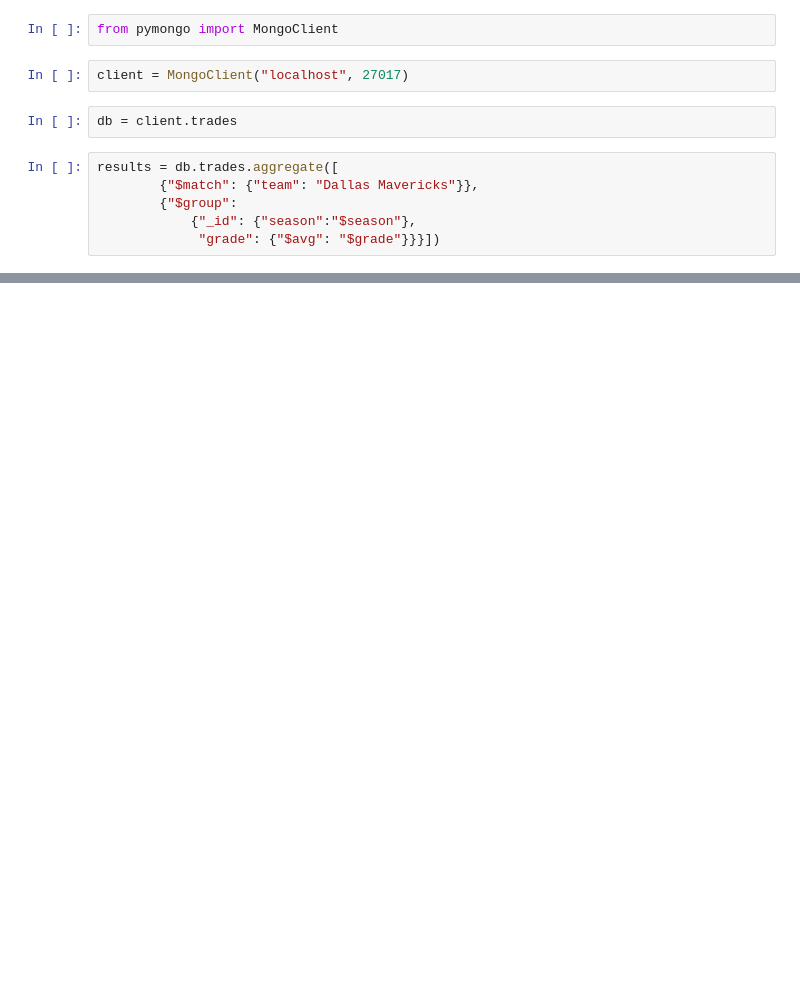
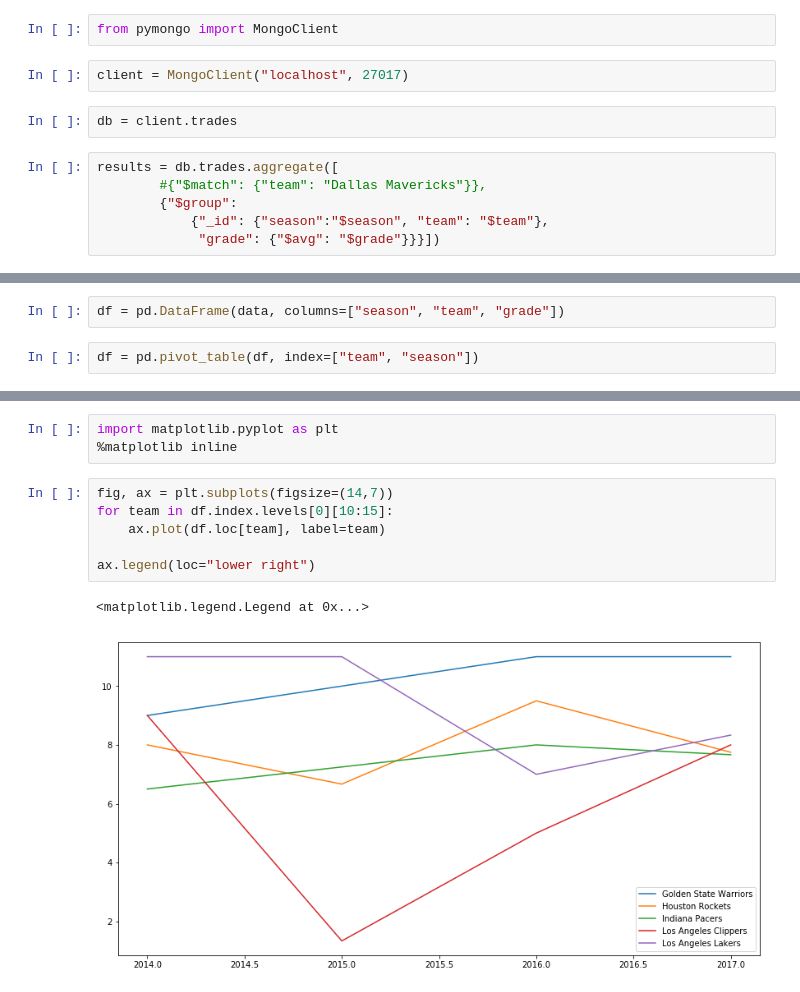
Before and after one commit to Torminator/TradesEvaluation, a Jupyter notebook: 1stTradeAnalysis.ipynb, the cells around one changed output, grey strips where cells are left out. Drawn from its saved outputs; the diff is of its cells as text; blank space fills up the shorter version.

```diff
--- a/1stTradeAnalysis.ipynb
+++ b/1stTradeAnalysis.ipynb
@@ -6,7 +6,7 @@ client = MongoClient("localhost", 27017)
 db = client.trades
 # %%
 results = db.trades.aggregate([
-        {"$match": {"team": "Dallas Mavericks"}},
+        #{"$match": {"team": "Dallas Mavericks"}},
         {"$group":
-            {"_id": {"season":"$season"},
+            {"_id": {"season":"$season", "team": "$team"},
              "grade": {"$avg": "$grade"}}}])
@@ -21,0 +17,4 @@ list(results)
+# %%
+df = pd.DataFrame(data, columns=["season", "team", "grade"])
+# %%
+df = pd.pivot_table(df, index=["team", "season"])
@@ -21,0 +43,12 @@ list(results)
+# %%
+import matplotlib.pyplot as plt
+%matplotlib inline
+# %%
+fig, ax = plt.subplots(figsize=(14,7))
+for team in df.index.levels[0][10:15]:
+    ax.plot(df.loc[team], label=team)
+
+ax.legend(loc="lower right")
+# %% [output]
+<matplotlib.legend.Legend at 0x...>
+[figure, added]
```
Also changed, not shown: parts of 5 cells of this notebook.
